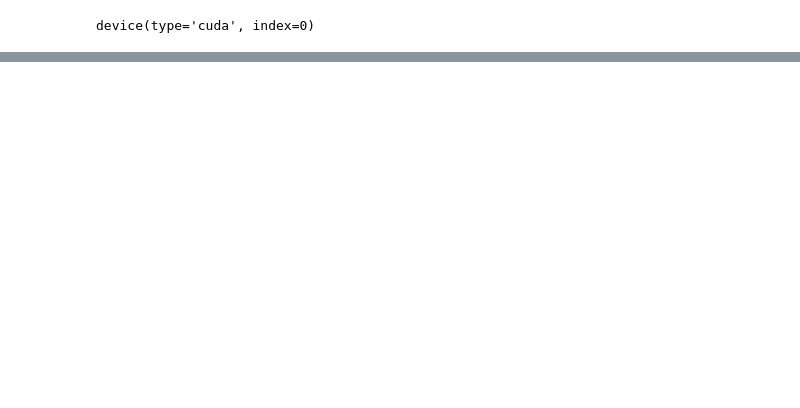
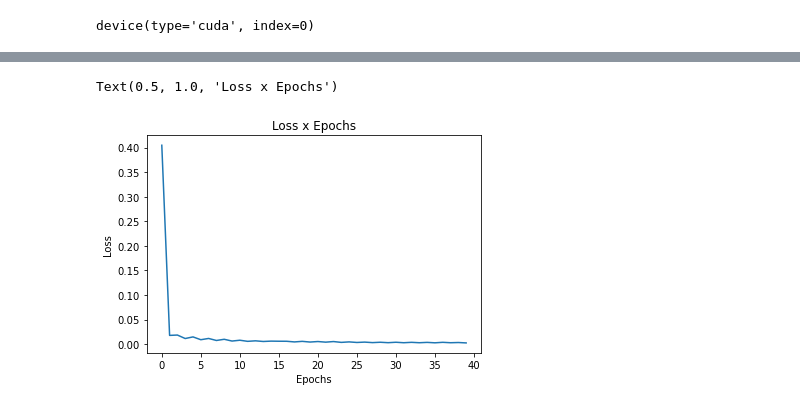
Before and after one commit to sachithdickwella/pytorch-tute, a Jupyter notebook: src/encoders/autoencoders_fashionmnist.ipynb, the cells around one changed output, grey strips where cells are left out. Saved outputs shown, nothing was run; the diff lists cells and outputs as text; code cells hidden in the pictures; blank space fills up the shorter version.

```diff
--- a/src/encoders/autoencoders_fashionmnist.ipynb
+++ b/src/encoders/autoencoders_fashionmnist.ipynb
@@ -10,13 +12,14 @@ from torchvision import datasets as dsets, transforms as tf
 from torchvision.utils import make_grid
 from collections import OrderedDict
 # %%
-data_root = '/Datasets/MNIST/.'
-workers = 2
-batch_size = 60
+data_root = '/Datasets/CIFAR10/.'
+workers = 4
+batch_size = 100
 lr = 1e-3
-nc=1
-nz=1
+nc=3
+nz=3
 nf = 64
+beta1 = 9e-1
 # %%
 is_cuda = torch.cuda.is_available()
 device = torch.device('cuda:0' if is_cuda else 'cpu')
@@ -27,11 +56,14 @@ device(type='cuda', index=0)
 transforms = {
     'mnist': tf.Compose([
         tf.ToTensor()
+    ]),
+    'cifar': tf.Compose([
+        tf.ToTensor()
     ])
 }
 # %%
-train_dataset = dsets.FashionMNIST(root=data_root, train=True, download=True, transform=transforms['mnist'])
-test_dataset = dsets.FashionMNIST(root=data_root, train=False, download=True, transform=transforms['mnist'])
+train_dataset = dsets.CIFAR10(root=data_root, train=True, download=True, transform=transforms['cifar'])
+test_dataset = dsets.CIFAR10(root=data_root, train=False, download=True, transform=transforms['cifar'])
 
 print(train_dataset, test_dataset, sep='\n\n')
 # %% [output]
@@ -158,0 +274,3 @@ plt.imshow(np.transpose(grid, axes=(1, 2, 0)))
+# %%
+criterion = nn.MSELoss().to(device)
+optimizer = torch.optim.Adam(acNet.parameters(), lr=lr, betas=(beta1, 0.999))
@@ -158,0 +347,8 @@ plt.imshow(np.transpose(grid, axes=(1, 2, 0)))
+# %%
+plt.plot(losses)
+plt.xlabel('Epochs')
+plt.ylabel('Loss')
+plt.title('Loss x Epochs')
+# %% [output]
+Text(0.5, 1.0, 'Loss x Epochs')
+[figure, added]
```
Also changed, not shown: parts of 10 cells of this notebook.
